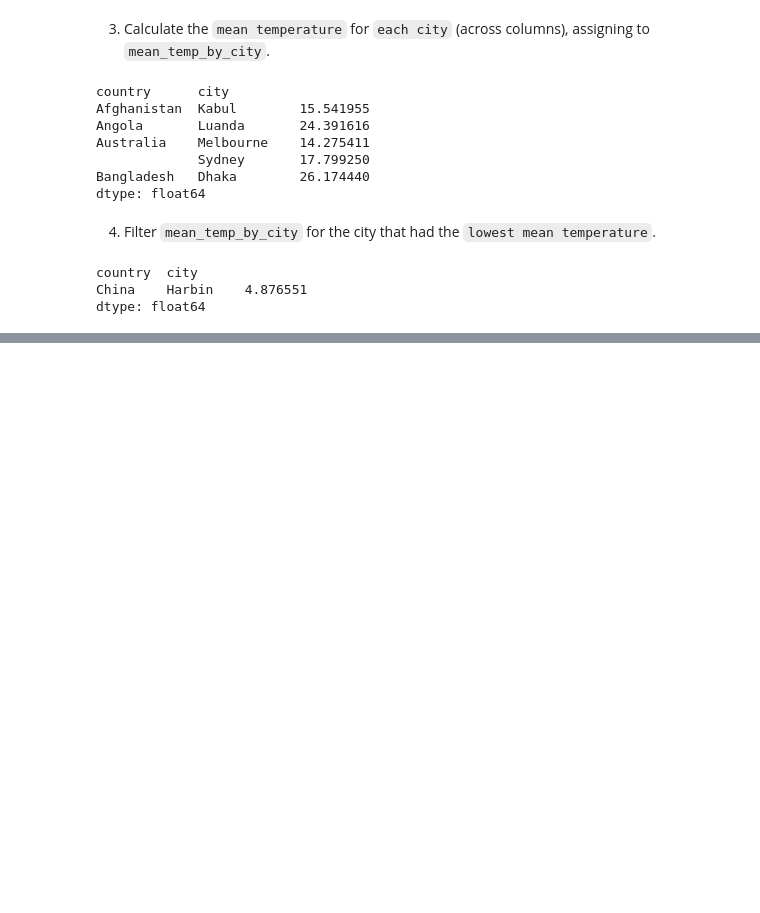
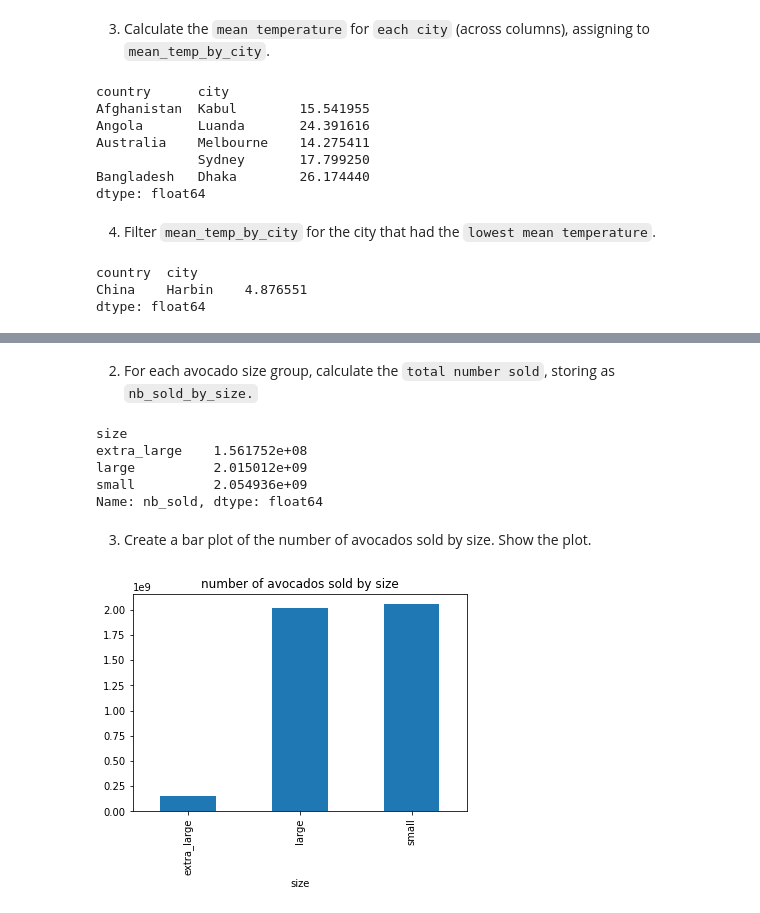
Before and after one commit to BuzzzyNYC/Data-Manipulation-in-Pandas, a Jupyter notebook: Data_Manipulation_with_Pandas.ipynb, the cells around one changed output, grey strips where cells are left out. Saved outputs shown, nothing was run; the diff lists cells and outputs as text; code cells hidden in the pictures; blank space fills up the shorter version.

```diff
--- a/Data_Manipulation_with_Pandas.ipynb
+++ b/Data_Manipulation_with_Pandas.ipynb
@@ -1594,0 +1599,8 @@ dtype: float64
+# %%
+import pickle as pkl
+import pandas as pd
+with open("avoplotto.pkl", "rb") as f:
+    avocado = pkl.load(f)
+
+avocados = pd.DataFrame(avocado)
+avocados.to_csv(r'avocadoprices.csv')
@@ -1594,0 +1626,21 @@ dtype: float64
+# %% [markdown]
+2. For each avocado size group, calculate the `total number sold`, storing as `nb_sold_by_size.`
+# %%
+nb_sold_by_size = avocados.groupby('size')['nb_sold'].sum()
+nb_sold_by_size
+# %% [output]
+size
+extra_large    1.561752e+08
+large          2.015012e+09
+small          2.054936e+09
+Name: nb_sold, dtype: float64
+# %% [markdown]
+3. Create a bar plot of the number of avocados sold by size. Show the plot.
+# %%
+# Create a bar plot of the number of avocados sold by size
+nb_sold_by_size.plot(kind='bar', title= "number of avocados sold by size")
+
+# Print the plot
+plt.show()
+# %% [output]
+[figure, added]
```
Also changed, not shown: parts of 42 cells of this notebook.
